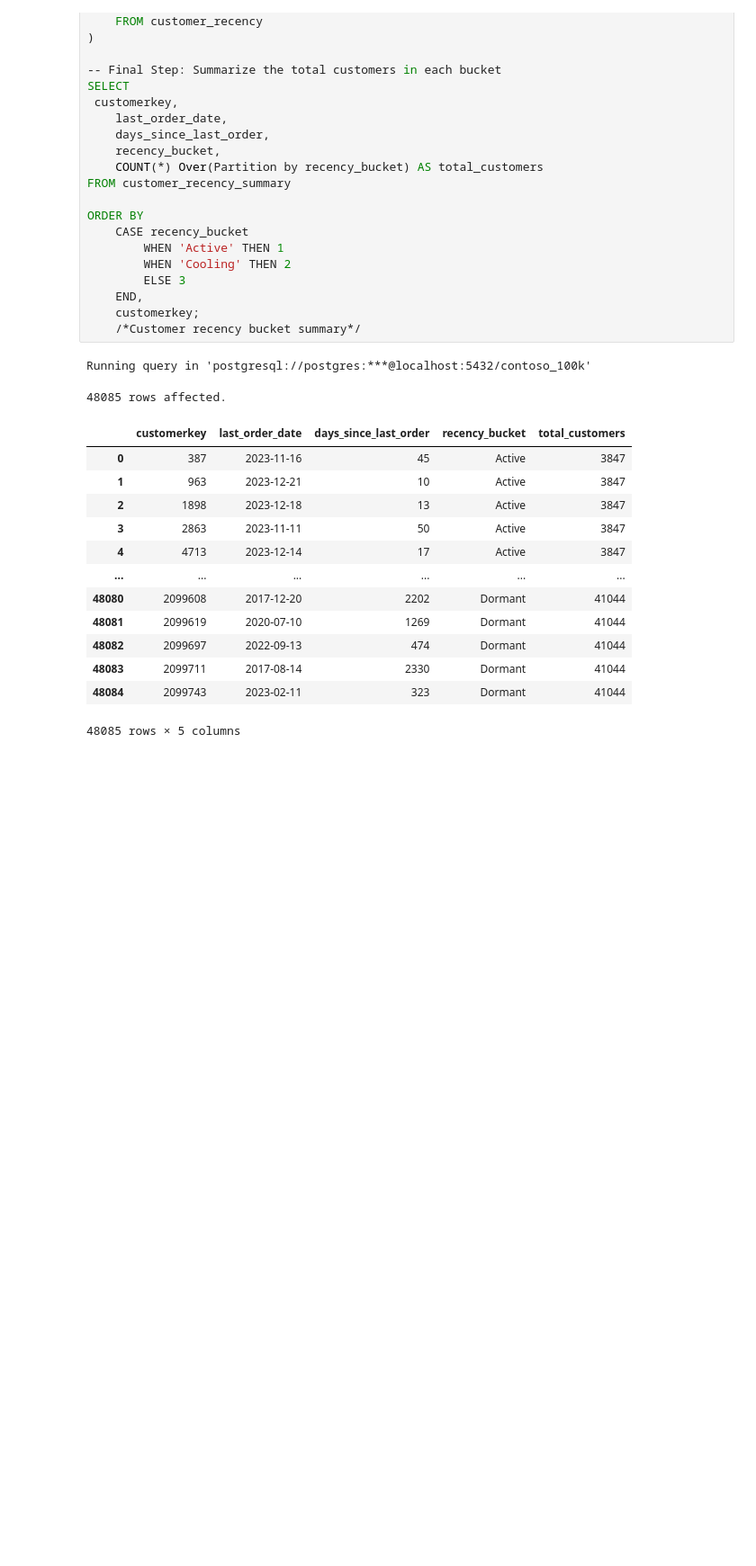
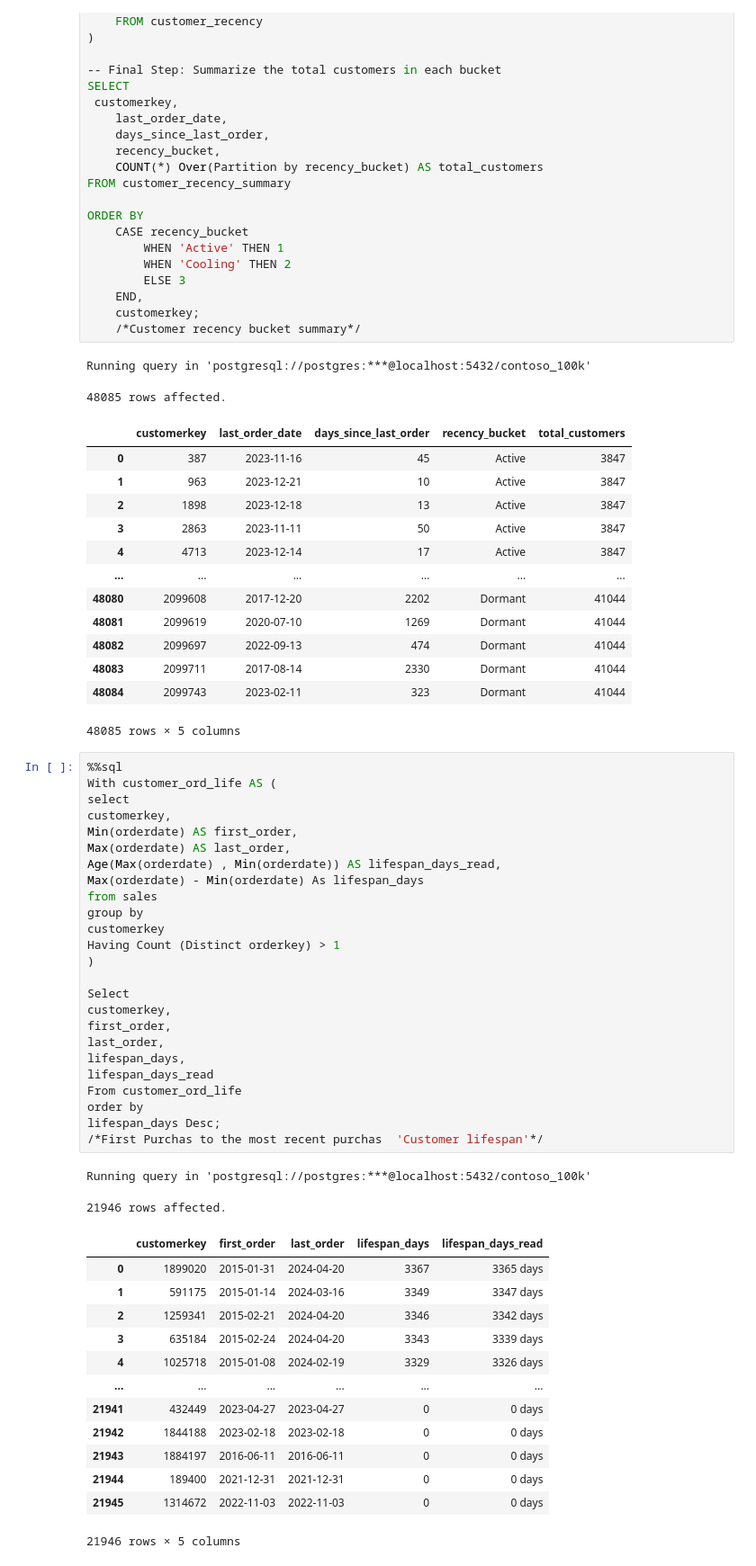
Before and after one commit to C0deB3ast/Data_analysis_work, a Jupyter notebook: Resources/Blank_SQL_Notebook.ipynb, the cells around one changed output. Shown at 90% size. Cells and saved outputs as stored; diff of their text form; blank space fills up the shorter version.

```diff
--- a/Resources/Blank_SQL_Notebook.ipynb
+++ b/Resources/Blank_SQL_Notebook.ipynb
@@ -1059,3 +1059,44 @@ Running query in 'postgresql://postgres:***@localhost:5432/contoso_100k'
 | 48083 | 2099711 | 2017-08-14 | 2330 | Dormant | 41044 |
 | 48084 | 2099743 | 2023-02-11 | 323 | Dormant | 41044 |
 48085 rows × 5 columns
+# %%
+%%sql
+With customer_ord_life AS (
+select
+customerkey,
+Min(orderdate) AS first_order,
+Max(orderdate) AS last_order,
+Age(Max(orderdate) , Min(orderdate)) AS lifespan_days_read,
+Max(orderdate) - Min(orderdate) As lifespan_days
+from sales
+group by
+customerkey
+Having Count (Distinct orderkey) > 1
+)
+
+Select
+customerkey,
+first_order,
+last_order,
+lifespan_days,
+lifespan_days_read
+From customer_ord_life
+order by
+lifespan_days Desc;
+/*First Purchas to the most recent purchas  'Customer lifespan'*/
+# %% [output]
+Running query in 'postgresql://postgres:***@localhost:5432/contoso_100k'
+21946 rows affected.
+|  | customerkey | first_order | last_order | lifespan_days | lifespan_days_read |
+| 0 | 1899020 | 2015-01-31 | 2024-04-20 | 3367 | 3365 days |
+| 1 | 591175 | 2015-01-14 | 2024-03-16 | 3349 | 3347 days |
+| 2 | 1259341 | 2015-02-21 | 2024-04-20 | 3346 | 3342 days |
+| 3 | 635184 | 2015-02-24 | 2024-04-20 | 3343 | 3339 days |
+| 4 | 1025718 | 2015-01-08 | 2024-02-19 | 3329 | 3326 days |
+| ... | ... | ... | ... | ... | ... |
+| 21941 | 432449 | 2023-04-27 | 2023-04-27 | 0 | 0 days |
+| 21942 | 1844188 | 2023-02-18 | 2023-02-18 | 0 | 0 days |
+| 21943 | 1884197 | 2016-06-11 | 2016-06-11 | 0 | 0 days |
+| 21944 | 189400 | 2021-12-31 | 2021-12-31 | 0 | 0 days |
+| 21945 | 1314672 | 2022-11-03 | 2022-11-03 | 0 | 0 days |
+21946 rows × 5 columns
```
Also changed, not shown: parts of 1 cell of this notebook.
